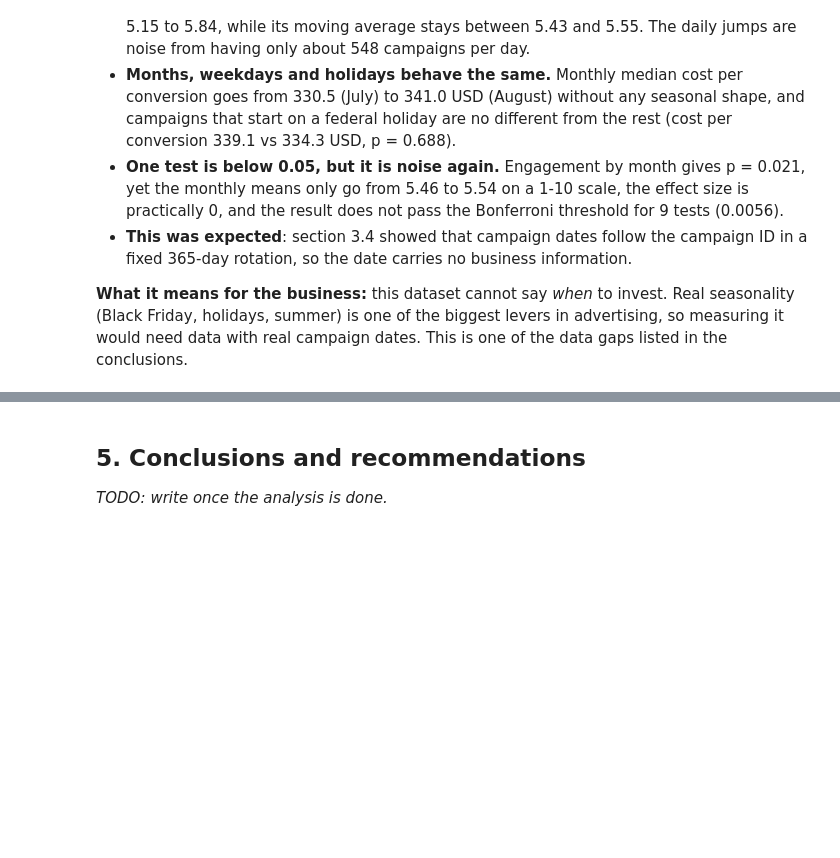
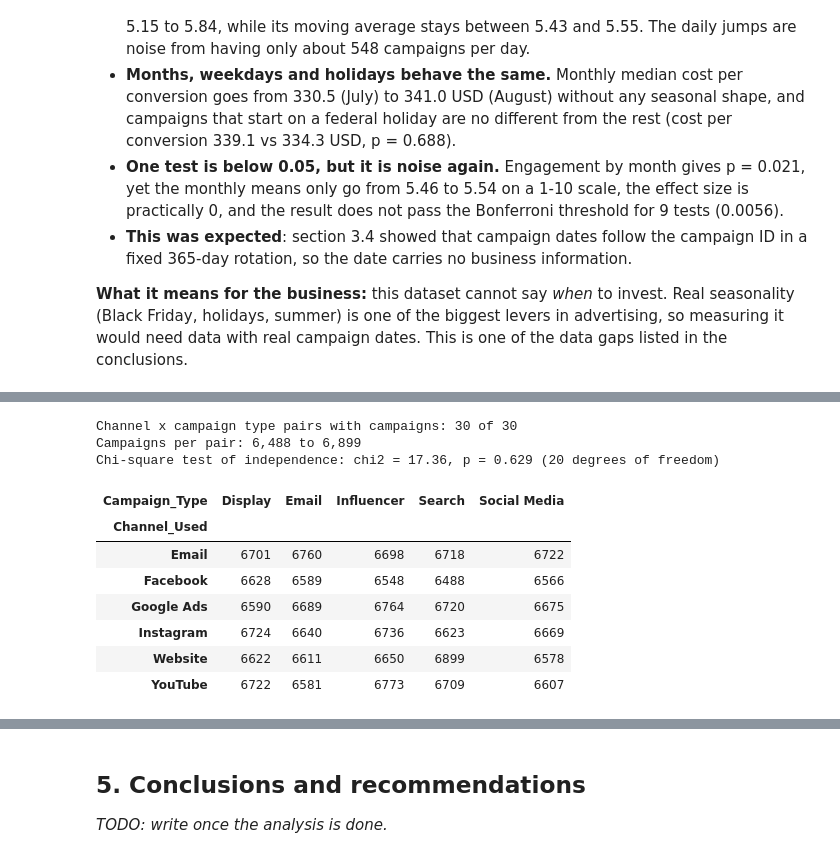
Before and after one commit to IA-P1-BCN/EDA_project_by_Rita, a Jupyter notebook: notebooks/01_eda_marketing_campaigns.ipynb, the cells around one changed output, grey strips where cells are left out. Cells and saved outputs as stored; diff of their text form; code cells hidden in the pictures; blank space fills up the shorter version.

```diff
--- a/notebooks/01_eda_marketing_campaigns.ipynb
+++ b/notebooks/01_eda_marketing_campaigns.ipynb
@@ -1088,0 +1153,22 @@ Is_Holiday Cost_per_Conversion                   False
+# %%
+from scipy.stats import chi2_contingency
+
+channel_by_type = pd.crosstab(df_clean["Channel_Used"], df_clean["Campaign_Type"])
+chi2, chi2_p, dof, _ = chi2_contingency(channel_by_type)
+
+print(f"Channel x campaign type pairs with campaigns: {(channel_by_type > 0).sum().sum()} of {channel_by_type.size}")
+print(f"Campaigns per pair: {channel_by_type.values.min():,} to {channel_by_type.values.max():,}")
+print(f"Chi-square test of independence: chi2 = {chi2:.2f}, p = {chi2_p:.3f} ({dof} degrees of freedom)")
+channel_by_type
+# %% [output]
+Channel x campaign type pairs with campaigns: 30 of 30
+Campaigns per pair: 6,488 to 6,899
+Chi-square test of independence: chi2 = 17.36, p = 0.629 (20 degrees of freedom)
+| Campaign_Type | Display | Email | Influencer | Search | Social Media |
+| Channel_Used |  |  |  |  |  |
+| Email | 6701 | 6760 | 6698 | 6718 | 6722 |
+| Facebook | 6628 | 6589 | 6548 | 6488 | 6566 |
+| Google Ads | 6590 | 6689 | 6764 | 6720 | 6675 |
+| Instagram | 6724 | 6640 | 6736 | 6623 | 6669 |
+| Website | 6622 | 6611 | 6650 | 6899 | 6578 |
+| YouTube | 6722 | 6581 | 6773 | 6709 | 6607 |
```
Also changed, not shown: parts of 9 cells of this notebook, 2 other files.
